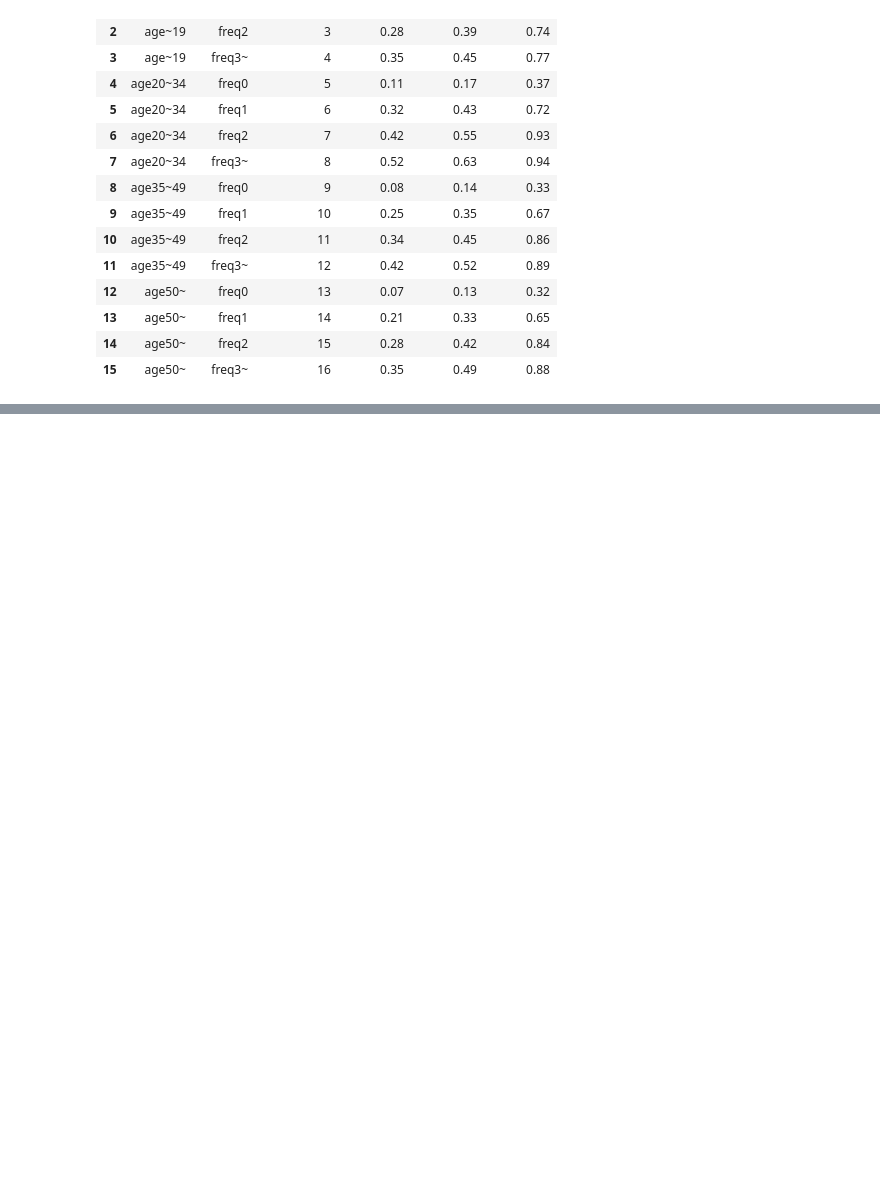
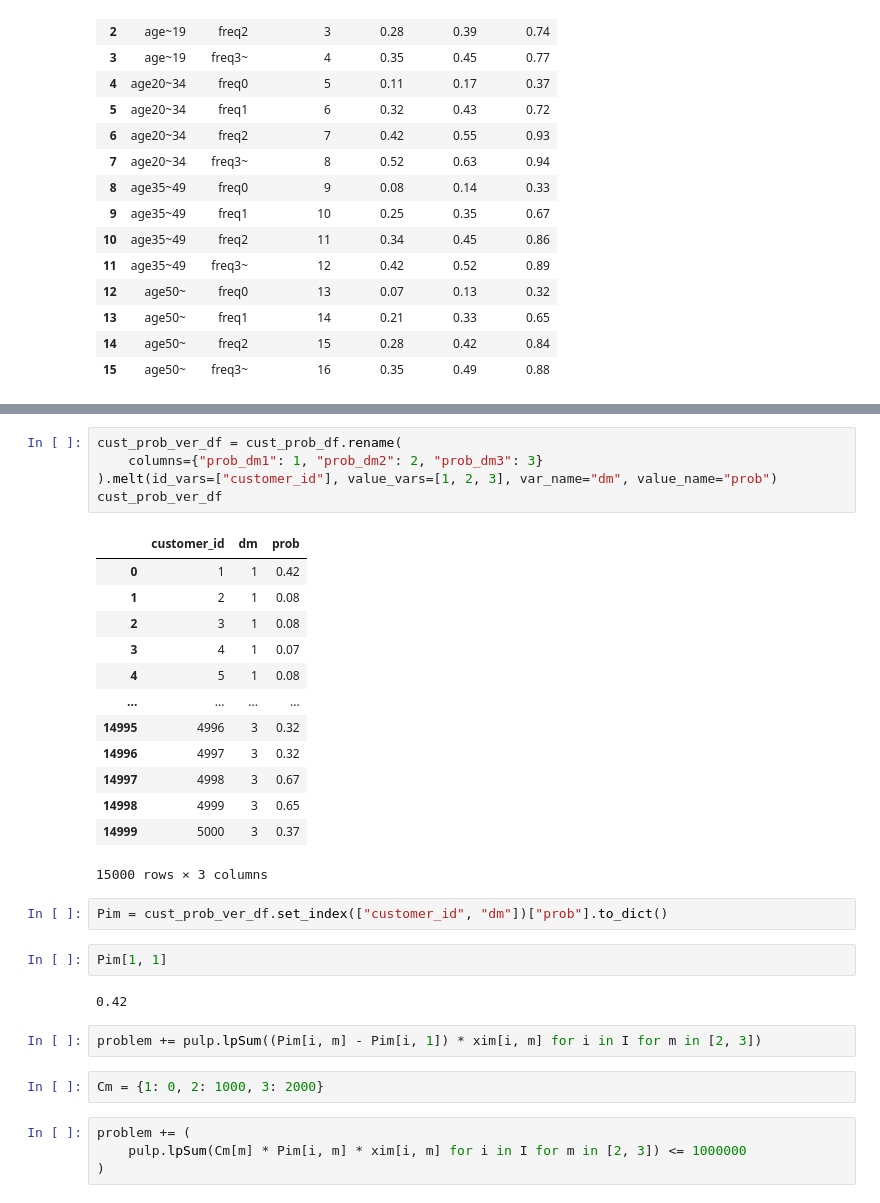
Before and after one commit to maton369/PyOptBook_Practice, a Jupyter notebook: 4_coupon/main.ipynb, the cells around one changed output, grey strips where cells are left out. Saved outputs shown, nothing was run; the diff lists cells and outputs as text; blank space fills up the shorter version.

```diff
--- a/4_coupon/main.ipynb
+++ b/4_coupon/main.ipynb
@@ -97,0 +130,33 @@ plt.show()
+# %%
+cust_prob_ver_df = cust_prob_df.rename(
+    columns={"prob_dm1": 1, "prob_dm2": 2, "prob_dm3": 3}
+).melt(id_vars=["customer_id"], value_vars=[1, 2, 3], var_name="dm", value_name="prob")
+cust_prob_ver_df
+# %% [output]
+|  | customer_id | dm | prob |
+| 0 | 1 | 1 | 0.42 |
+| 1 | 2 | 1 | 0.08 |
+| 2 | 3 | 1 | 0.08 |
+| 3 | 4 | 1 | 0.07 |
+| 4 | 5 | 1 | 0.08 |
+| ... | ... | ... | ... |
+| 14995 | 4996 | 3 | 0.32 |
+| 14996 | 4997 | 3 | 0.32 |
+| 14997 | 4998 | 3 | 0.67 |
+| 14998 | 4999 | 3 | 0.65 |
+| 14999 | 5000 | 3 | 0.37 |
+15000 rows × 3 columns
+# %%
+Pim = cust_prob_ver_df.set_index(["customer_id", "dm"])["prob"].to_dict()
+# %%
+Pim[1, 1]
+# %% [output]
+0.42
+# %%
+problem += pulp.lpSum((Pim[i, m] - Pim[i, 1]) * xim[i, m] for i in I for m in [2, 3])
+# %%
+Cm = {1: 0, 2: 1000, 3: 2000}
+# %%
+problem += (
+    pulp.lpSum(Cm[m] * Pim[i, m] * xim[i, m] for i in I for m in [2, 3]) <= 1000000
+)
```
Also changed, not shown: parts of 11 cells of this notebook.
